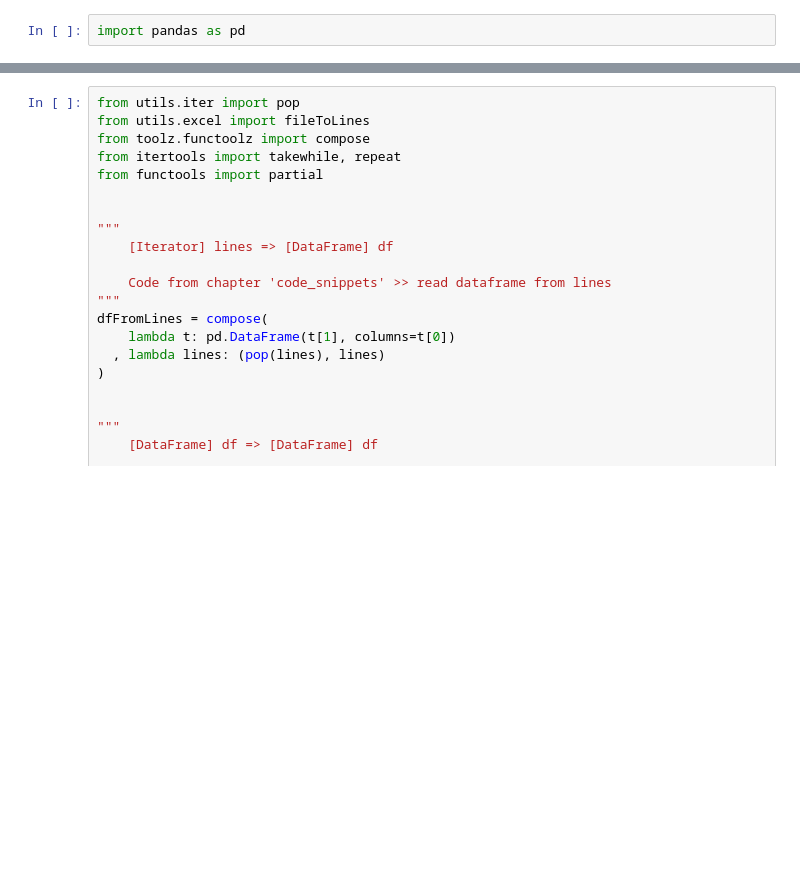
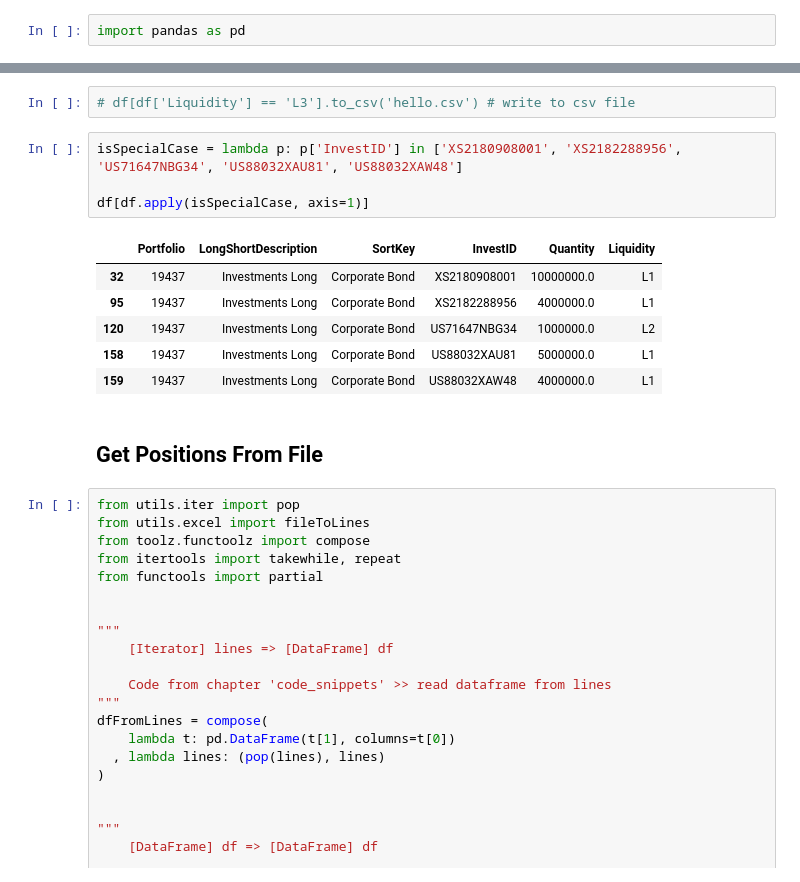
Before and after one commit to ZhangSteven/notebooks, a Jupyter notebook: risk_report.ipynb, the cells around one changed output, grey strips where cells are left out. Saved outputs shown, nothing was run; the diff lists cells and outputs as text; blank space fills up the shorter version.

```diff
--- a/risk_report.ipynb
+++ b/risk_report.ipynb
@@ -9,3 +41,18 @@ portfolio = '19437'
+# %%
+# df[df['Liquidity'] == 'L3'].to_csv('hello.csv') # write to csv file
+# %%
+isSpecialCase = lambda p: p['InvestID'] in ['XS2180908001', 'XS2182288956', 'US71647NBG34', 'US88032XAU81', 'US88032XAW48']
+
+df[df.apply(isSpecialCase, axis=1)]
+# %% [output]
+|  | Portfolio | LongShortDescription | SortKey | InvestID | Quantity | Liquidity |
+| 32 | 19437 | Investments Long | Corporate Bond | XS2180908001 | 10000000.0 | L1 |
+| 95 | 19437 | Investments Long | Corporate Bond | XS2182288956 | 4000000.0 | L1 |
+| 120 | 19437 | Investments Long | Corporate Bond | US71647NBG34 | 1000000.0 | L2 |
+| 158 | 19437 | Investments Long | Corporate Bond | US88032XAU81 | 5000000.0 | L1 |
+| 159 | 19437 | Investments Long | Corporate Bond | US88032XAW48 | 4000000.0 | L1 |
+# %% [markdown]
+## Get Positions From File
 # %%
 from utils.iter import pop
 from utils.excel import fileToLines
```
Also changed, not shown: parts of 3 cells of this notebook, 1 other file.
